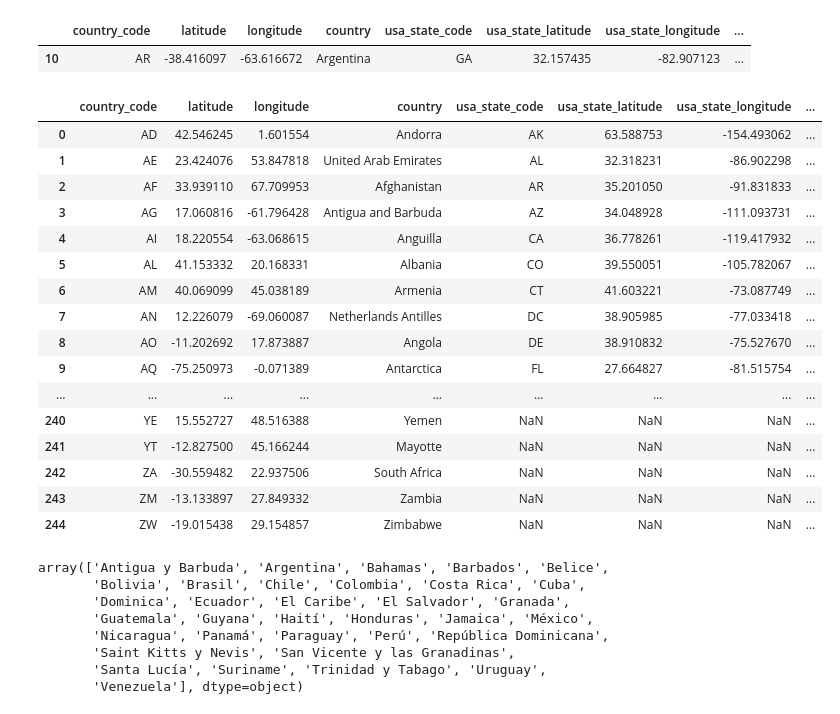
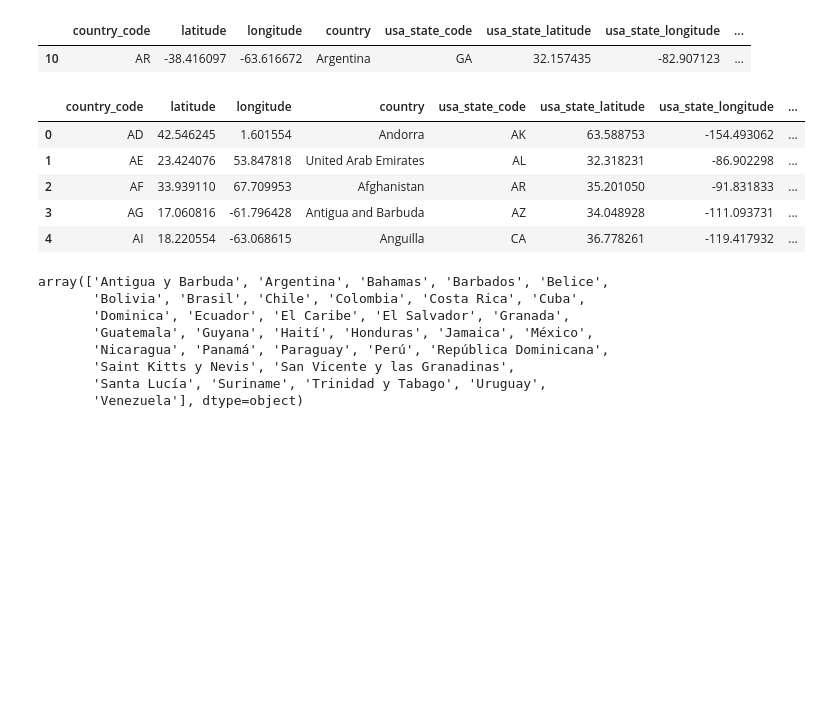
Before and after one commit to PabloTabilo/pib-py, a Jupyter notebook: pib-py.ipynb, the cells around one changed output. Drawn from its saved outputs; the diff is of its cells as text; code cells hidden in the pictures; blank space fills up the shorter version.

```diff
--- a/pib-py.ipynb
+++ b/pib-py.ipynb
@@ -77,25 +77,14 @@ df_pos[df_pos["country"] == "Argentina"]
 |  | country_code | latitude | longitude | country | usa_state_code | usa_state_latitude | usa_state_longitude | ... |
 | 10 | AR | -38.416097 | -63.616672 | Argentina | GA | 32.157435 | -82.907123 | ... |
 # %%
-df_pos
+df_pos.head()
 # %% [output]
 |  | country_code | latitude | longitude | country | usa_state_code | usa_state_latitude | usa_state_longitude | ... |
 | 0 | AD | 42.546245 | 1.601554 | Andorra | AK | 63.588753 | -154.493062 | ... |
 | 1 | AE | 23.424076 | 53.847818 | United Arab Emirates | AL | 32.318231 | -86.902298 | ... |
 | 2 | AF | 33.939110 | 67.709953 | Afghanistan | AR | 35.201050 | -91.831833 | ... |
 | 3 | AG | 17.060816 | -61.796428 | Antigua and Barbuda | AZ | 34.048928 | -111.093731 | ... |
 | 4 | AI | 18.220554 | -63.068615 | Anguilla | CA | 36.778261 | -119.417932 | ... |
-| 5 | AL | 41.153332 | 20.168331 | Albania | CO | 39.550051 | -105.782067 | ... |
-| 6 | AM | 40.069099 | 45.038189 | Armenia | CT | 41.603221 | -73.087749 | ... |
-| 7 | AN | 12.226079 | -69.060087 | Netherlands Antilles | DC | 38.905985 | -77.033418 | ... |
-| 8 | AO | -11.202692 | 17.873887 | Angola | DE | 38.910832 | -75.527670 | ... |
-| 9 | AQ | -75.250973 | -0.071389 | Antarctica | FL | 27.664827 | -81.515754 | ... |
-| ... | ... | ... | ... | ... | ... | ... | ... | ... |
-| 240 | YE | 15.552727 | 48.516388 | Yemen | NaN | NaN | NaN | ... |
-| 241 | YT | -12.827500 | 45.166244 | Mayotte | NaN | NaN | NaN | ... |
-| 242 | ZA | -30.559482 | 22.937506 | South Africa | NaN | NaN | NaN | ... |
-| 243 | ZM | -13.133897 | 27.849332 | Zambia | NaN | NaN | NaN | ... |
-| 244 | ZW | -19.015438 | 29.154857 | Zimbabwe | NaN | NaN | NaN | ... |
 # %%
 df["name"].unique()
 # %% [output]
```
Also changed, not shown: parts of 4 cells of this notebook.
